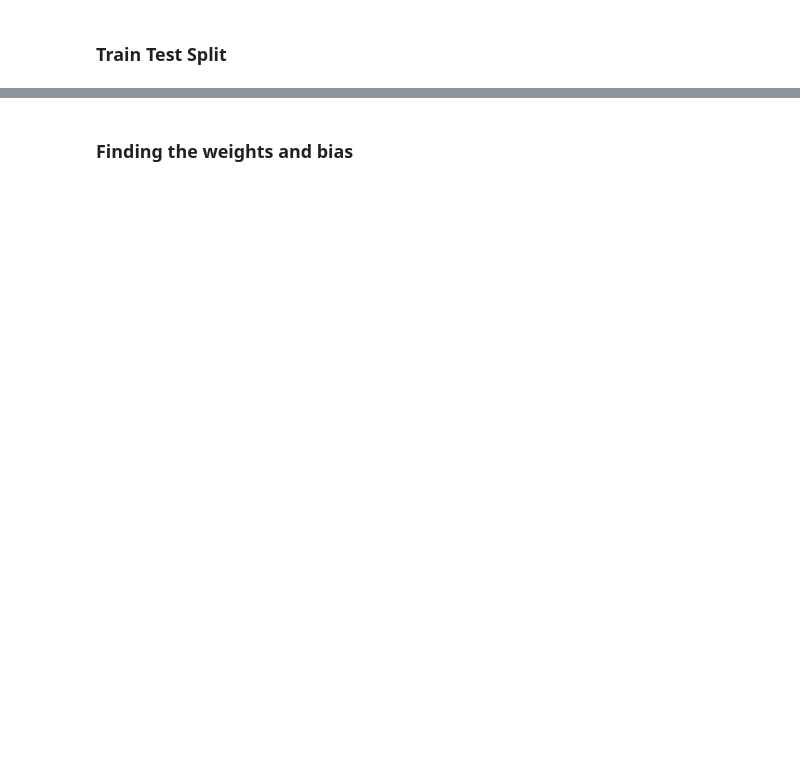
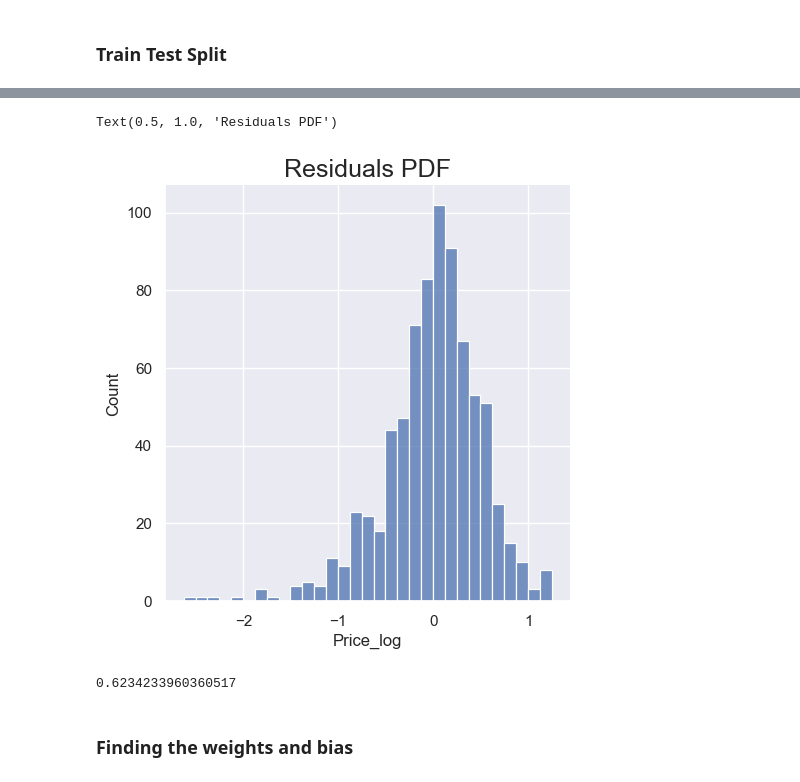
Before and after one commit to aldanajd/Data_Scientist, a Jupyter notebook: Machine Learning/Regression/Cars_price_estimator/Car_price_estimator.ipynb, the cells around one changed output, grey strips where cells are left out. Saved outputs shown, nothing was run; the diff lists cells and outputs as text; code cells hidden in the pictures; blank space fills up the shorter version.

```diff
--- a/Machine Learning/Regression/Cars_price_estimator/Car_price_estimator.ipynb
+++ b/Machine Learning/Regression/Cars_price_estimator/Car_price_estimator.ipynb
@@ -514,9 +525,14 @@ plt.show()
 # %%
 #Residual is the difference between the targets and the predictions
-sns.displot(y_train - y_hat)
+sns.displot(y_test - y_hat)
 plt.title("Residuals PDF", size=18)
+# %% [output]
+Text(0.5, 1.0, 'Residuals PDF')
+[figure, added]
 # %%
-reg.score(x_train,y_train)
+reg.score(X_test,y_test)
+# %% [output]
+0.6234233960360517
 # %% [markdown]
 ### Finding the weights and bias
 # %%
```
Also changed, not shown: parts of 15 cells of this notebook.
